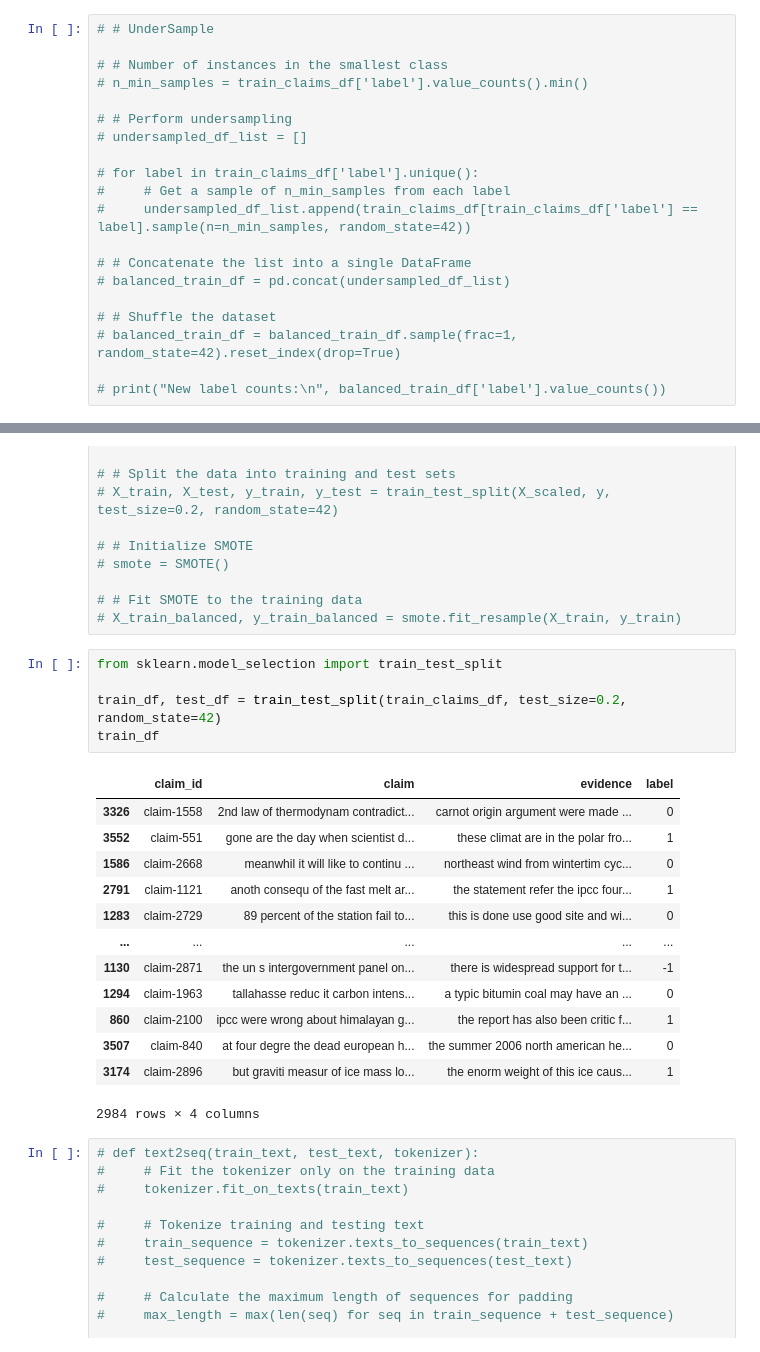
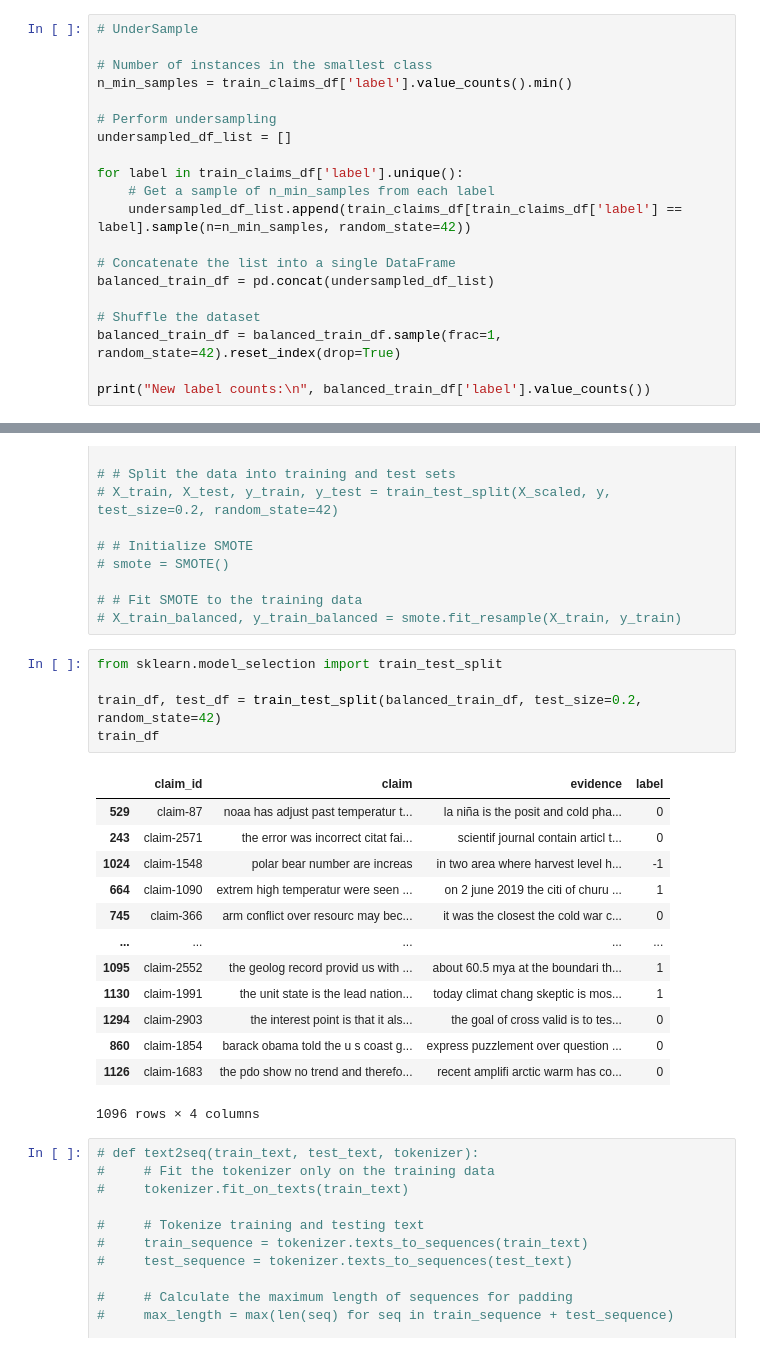
Before and after one commit to kexincchen/NLP-Project, a Jupyter notebook: classification/LSTM.ipynb, the cells around one changed output, grey strips where cells are left out. Cells and saved outputs as stored; diff of their text form.

```diff
--- a/classification/LSTM.ipynb
+++ b/classification/LSTM.ipynb
@@ -127,22 +127,22 @@ label
 -1     457
 Name: count, dtype: int64
 # %%
-# # UnderSample
+# UnderSample
 
-# # Number of instances in the smallest class
-# n_min_samples = train_claims_df['label'].value_counts().min()
+# Number of instances in the smallest class
+n_min_samples = train_claims_df['label'].value_counts().min()
 
-# # Perform undersampling
-# undersampled_df_list = []
+# Perform undersampling
+undersampled_df_list = []
 
-# for label in train_claims_df['label'].unique():
-#     # Get a sample of n_min_samples from each label
-#     undersampled_df_list.append(train_claims_df[train_claims_df['label'] == label].sample(n=n_min_samples, random_state=42))
+for label in train_claims_df['label'].unique():
+    # Get a sample of n_min_samples from each label
+    undersampled_df_list.append(train_claims_df[train_claims_df['label'] == label].sample(n=n_min_samples, random_state=42))
 
-# # Concatenate the list into a single DataFrame
-# balanced_train_df = pd.concat(undersampled_df_list)
+# Concatenate the list into a single DataFrame
+balanced_train_df = pd.concat(undersampled_df_list)
 
-# # Shuffle the dataset
-# balanced_train_df = balanced_train_df.sample(frac=1, random_state=42).reset_index(drop=True)
+# Shuffle the dataset
+balanced_train_df = balanced_train_df.sample(frac=1, random_state=42).reset_index(drop=True)
 
-# print("New label counts:\n", balanced_train_df['label'].value_counts())
+print("New label counts:\n", balanced_train_df['label'].value_counts())
@@ -165,22 +172,22 @@ Name: count, dtype: int64
 # %%
 from sklearn.model_selection import train_test_split
 
-train_df, test_df = train_test_split(train_claims_df, test_size=0.2, random_state=42)
+train_df, test_df = train_test_split(balanced_train_df, test_size=0.2, random_state=42)
 train_df
 # %% [output]
 |  | claim_id | claim | evidence | label |
-| 3326 | claim-1558 | 2nd law of thermodynam contradict... | carnot origin argument were made ... | 0 |
-| 3552 | claim-551 | gone are the day when scientist d... | these climat are in the polar fro... | 1 |
-| 1586 | claim-2668 | meanwhil it will like to continu ... | northeast wind from wintertim cyc... | 0 |
-| 2791 | claim-1121 | anoth consequ of the fast melt ar... | the statement refer the ipcc four... | 1 |
-| 1283 | claim-2729 | 89 percent of the station fail to... | this is done use good site and wi... | 0 |
+| 529 | claim-87 | noaa has adjust past temperatur t... | la niña is the posit and cold pha... | 0 |
+| 243 | claim-2571 | the error was incorrect citat fai... | scientif journal contain articl t... | 0 |
+| 1024 | claim-1548 | polar bear number are increas | in two area where harvest level h... | -1 |
+| 664 | claim-1090 | extrem high temperatur were seen ... | on 2 june 2019 the citi of churu ... | 1 |
+| 745 | claim-366 | arm conflict over resourc may bec... | it was the closest the cold war c... | 0 |
 | ... | ... | ... | ... | ... |
-| 1130 | claim-2871 | the un s intergovernment panel on... | there is widespread support for t... | -1 |
-| 1294 | claim-1963 | tallahasse reduc it carbon intens... | a typic bitumin coal may have an ... | 0 |
-| 860 | claim-2100 | ipcc were wrong about himalayan g... | the report has also been critic f... | 1 |
-| 3507 | claim-840 | at four degre the dead european h... | the summer 2006 north american he... | 0 |
-| 3174 | claim-2896 | but graviti measur of ice mass lo... | the enorm weight of this ice caus... | 1 |
+| 1095 | claim-2552 | the geolog record provid us with ... | about 60.5 mya at the boundari th... | 1 |
+| 1130 | claim-1991 | the unit state is the lead nation... | today climat chang skeptic is mos... | 1 |
+| 1294 | claim-2903 | the interest point is that it als... | the goal of cross valid is to tes... | 0 |
+| 860 | claim-1854 | barack obama told the u s coast g... | express puzzlement over question ... | 0 |
+| 1126 | claim-1683 | the pdo show no trend and therefo... | recent amplifi arctic warm has co... | 0 |
-2984 rows × 4 columns
+1096 rows × 4 columns
 # %%
 # def text2seq(train_text, test_text, tokenizer):
 #     # Fit the tokenizer only on the training data
```
Also changed, not shown: parts of 16 cells of this notebook, 7 other files.
